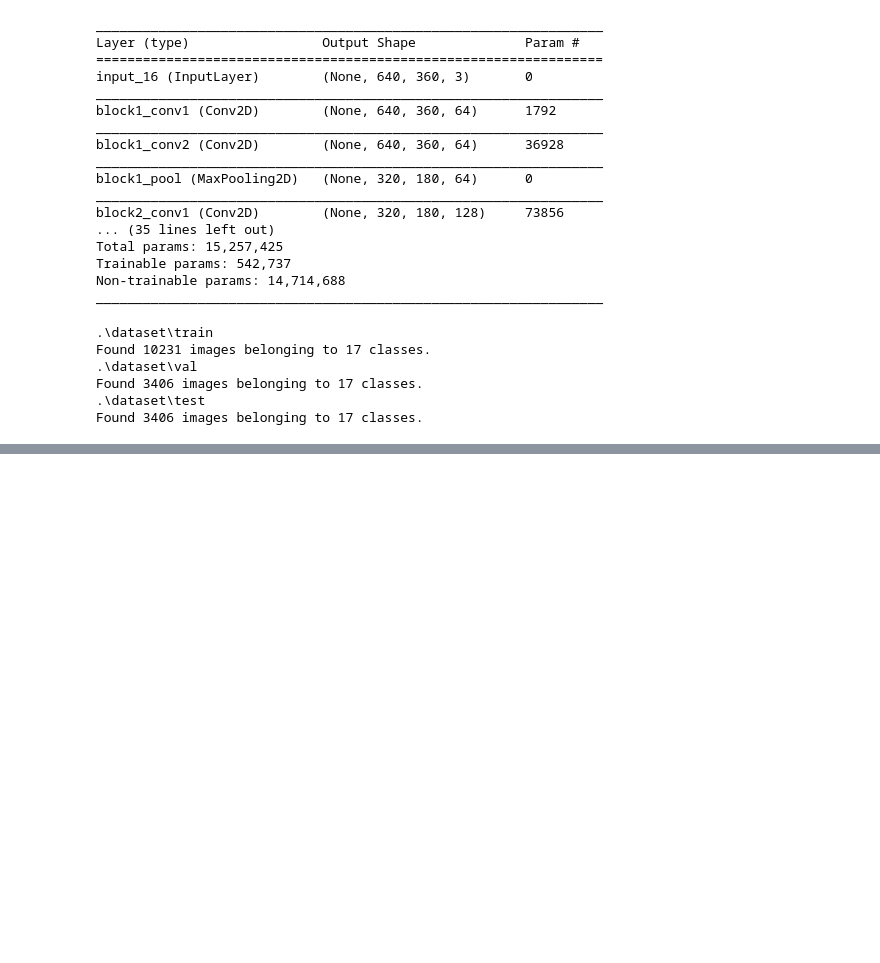
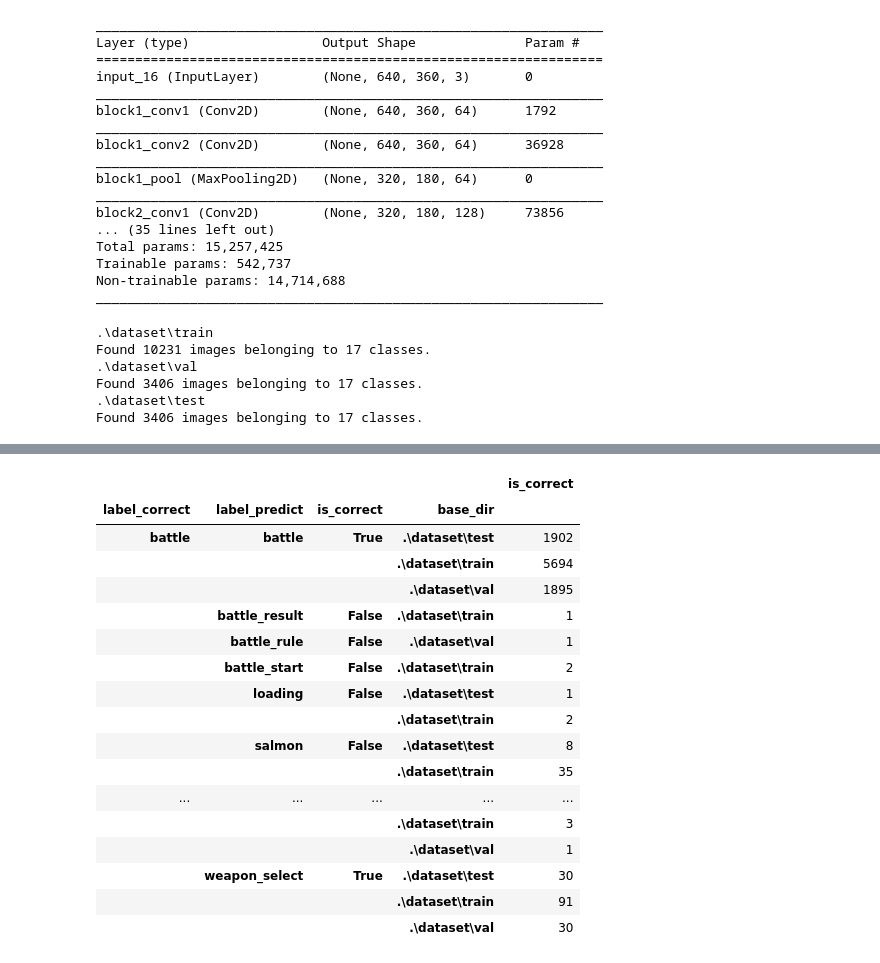
Before and after one commit to kamiyaowl/splat-scene-detect, a Jupyter notebook: test.ipynb, the cells around one changed output, grey strips where cells are left out. Saved outputs shown, nothing was run; the diff lists cells and outputs as text; code cells hidden in the pictures; blank space fills up the shorter version.

```diff
--- a/test.ipynb
+++ b/test.ipynb
@@ -176,0 +178,23 @@ result
+# %%
+counts = pd.DataFrame(result.groupby(['label_correct', 'label_predict', 'is_correct', 'base_dir'])['is_correct'].count())
+counts.to_csv('correct_count.csv')
+counts
+# %% [output]
+|  |  |  |  | is_correct |
+| label_correct | label_predict | is_correct | base_dir |  |
+| battle | battle | True | .\dataset\test | 1902 |
+|  |  |  | .\dataset\train | 5694 |
+|  |  |  | .\dataset\val | 1895 |
+|  | battle_result | False | .\dataset\train | 1 |
+|  | battle_rule | False | .\dataset\val | 1 |
+|  | battle_start | False | .\dataset\train | 2 |
+|  | loading | False | .\dataset\test | 1 |
+|  |  |  | .\dataset\train | 2 |
+|  | salmon | False | .\dataset\test | 8 |
+|  |  |  | .\dataset\train | 35 |
+| ... | ... | ... | ... | ... |
+|  |  |  | .\dataset\train | 3 |
+|  |  |  | .\dataset\val | 1 |
+|  | weapon_select | True | .\dataset\test | 30 |
+|  |  |  | .\dataset\train | 91 |
+|  |  |  | .\dataset\val | 30 |
```
Also changed, not shown: parts of 4 cells of this notebook.
